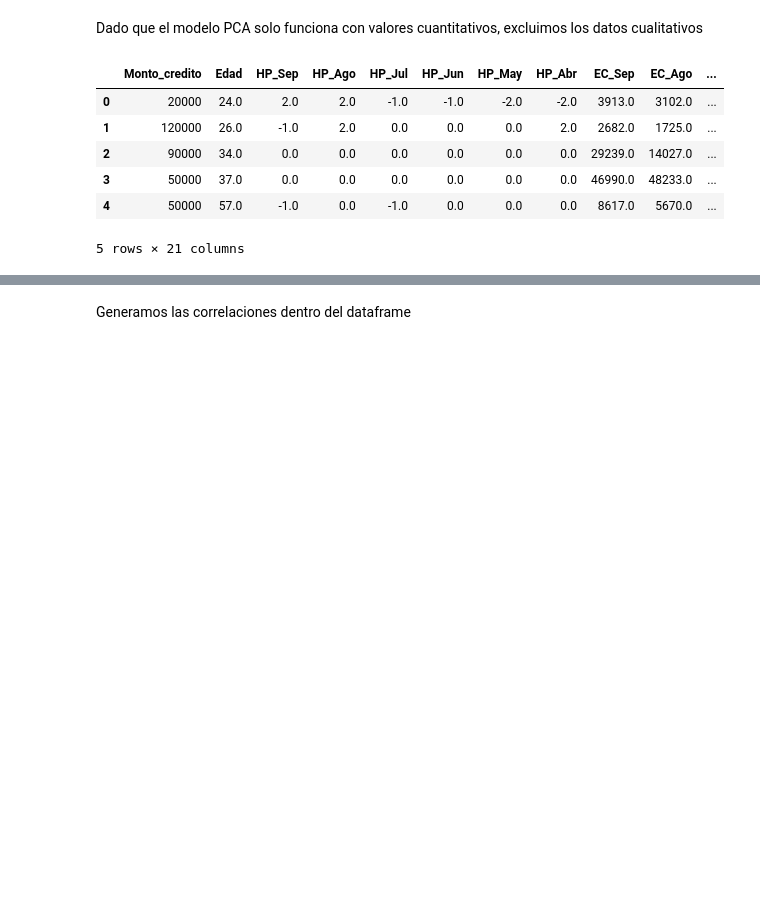
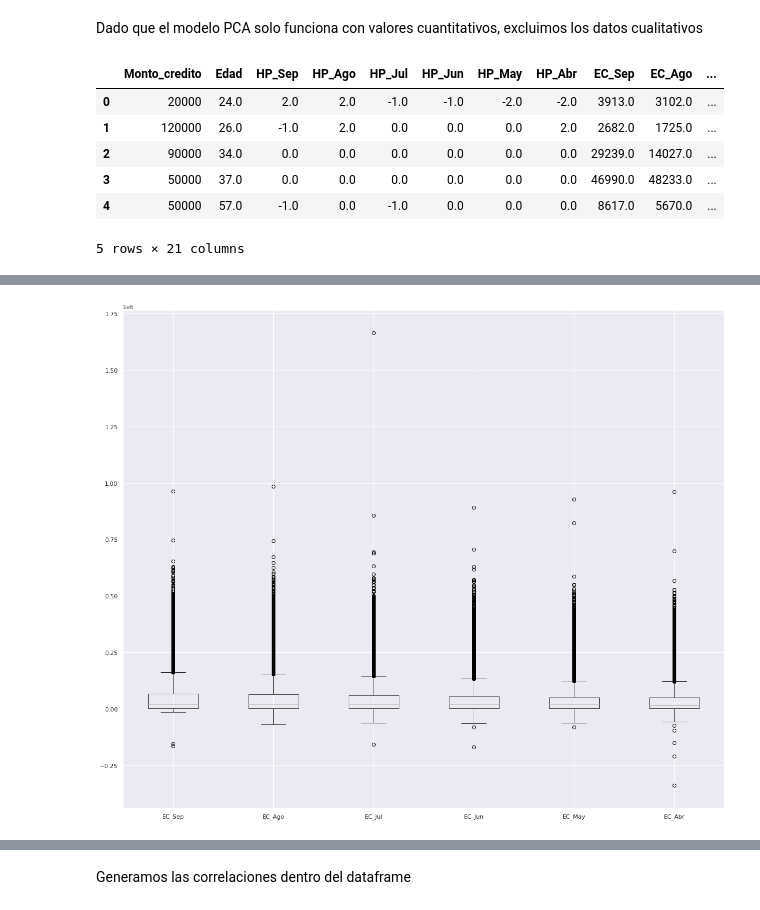
Before and after one commit to PosgradoMNA/actividades-del-projecto-equipo_56, a Jupyter notebook: Actividad1_Equipo56.ipynb, the cells around one changed output, grey strips where cells are left out. Saved outputs shown, nothing was run; the diff lists cells and outputs as text; code cells hidden in the pictures; blank space fills up the shorter version.

```diff
--- a/Actividad1_Equipo56.ipynb
+++ b/Actividad1_Equipo56.ipynb
@@ -638,0 +647,4 @@ ndf.head()
+# %%
+boxplot_ec = ndf.boxplot(column=['EC_Sep', 'EC_Ago', 'EC_Jul', 'EC_Jun', 'EC_May','EC_Abr'])
+# %% [output]
+[figure, added]
```
Also changed, not shown: parts of 4 cells of this notebook.
